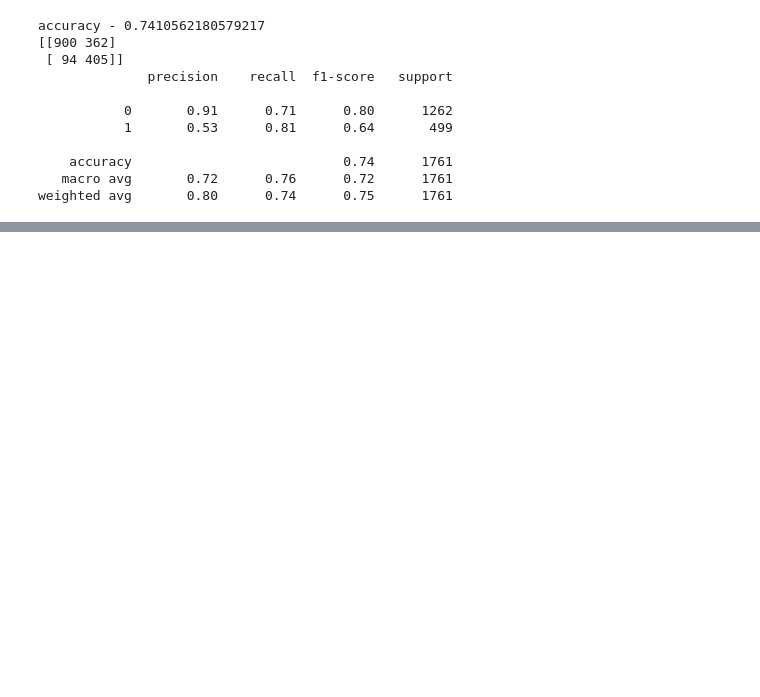
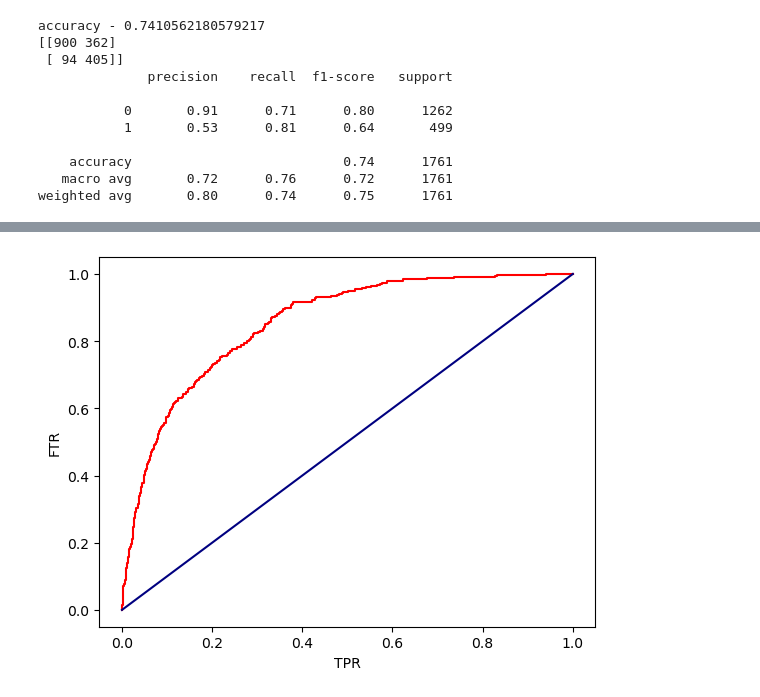
Before and after one commit to AnupamPayra/ML-Learning-Journey, a Jupyter notebook: 03-Logistic Regression/02-Telco-Customer-Churn/Model-Training.ipynb, the cells around one changed output, grey strips where cells are left out. Cells and saved outputs as stored; diff of their text form; code cells hidden in the pictures; blank space fills up the shorter version.

```diff
--- a/03-Logistic Regression/02-Telco-Customer-Churn/Model-Training.ipynb
+++ b/03-Logistic Regression/02-Telco-Customer-Churn/Model-Training.ipynb
@@ -239,4 +257,4 @@ from sklearn.metrics import roc_curve, roc_auc_score
 y_pred_prob = rand.predict_proba(x_test_scaled)
 y_pred_prob = pd.DataFrame(y_pred_prob)[1]
 # %%
-ftr, tpr, threshold = roc_curve(y_test, y_pred_prob)
+fpr, tpr, threshold = roc_curve(y_test, y_pred_prob)
@@ -254,0 +266,9 @@ print(roc_auc_score(y_test, y_pred_prob))
+# %%
+plt.plot(fpr, tpr, color='red')
+plt.plot([0, 1], [0, 1], color="navy")
+plt.xlabel("TPR")
+plt.ylabel("FTR")
+plt.savefig("Images/ROC-curve.jpg")
+plt.show()
+# %% [output]
+[figure]
```
Also changed, not shown: parts of 5 cells of this notebook, 7 other files.
